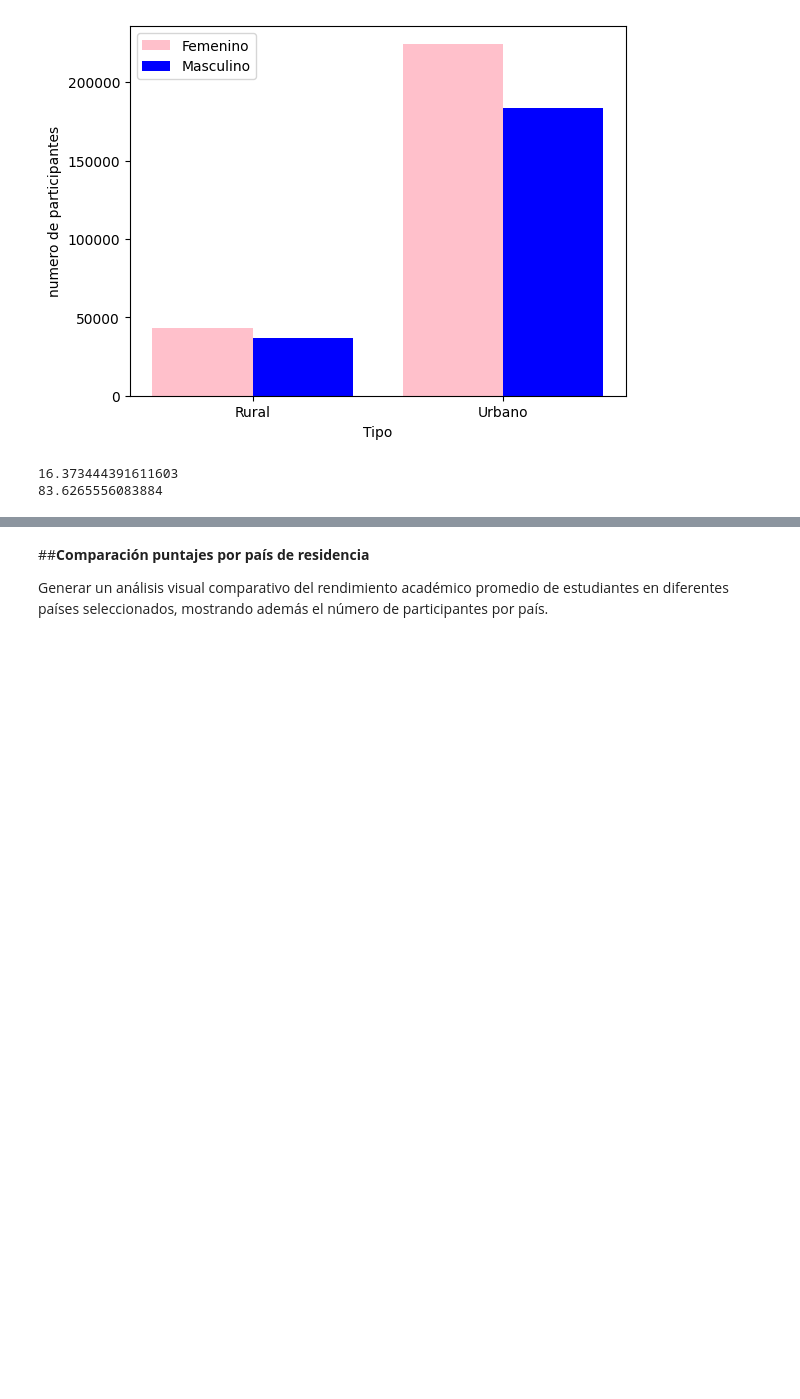
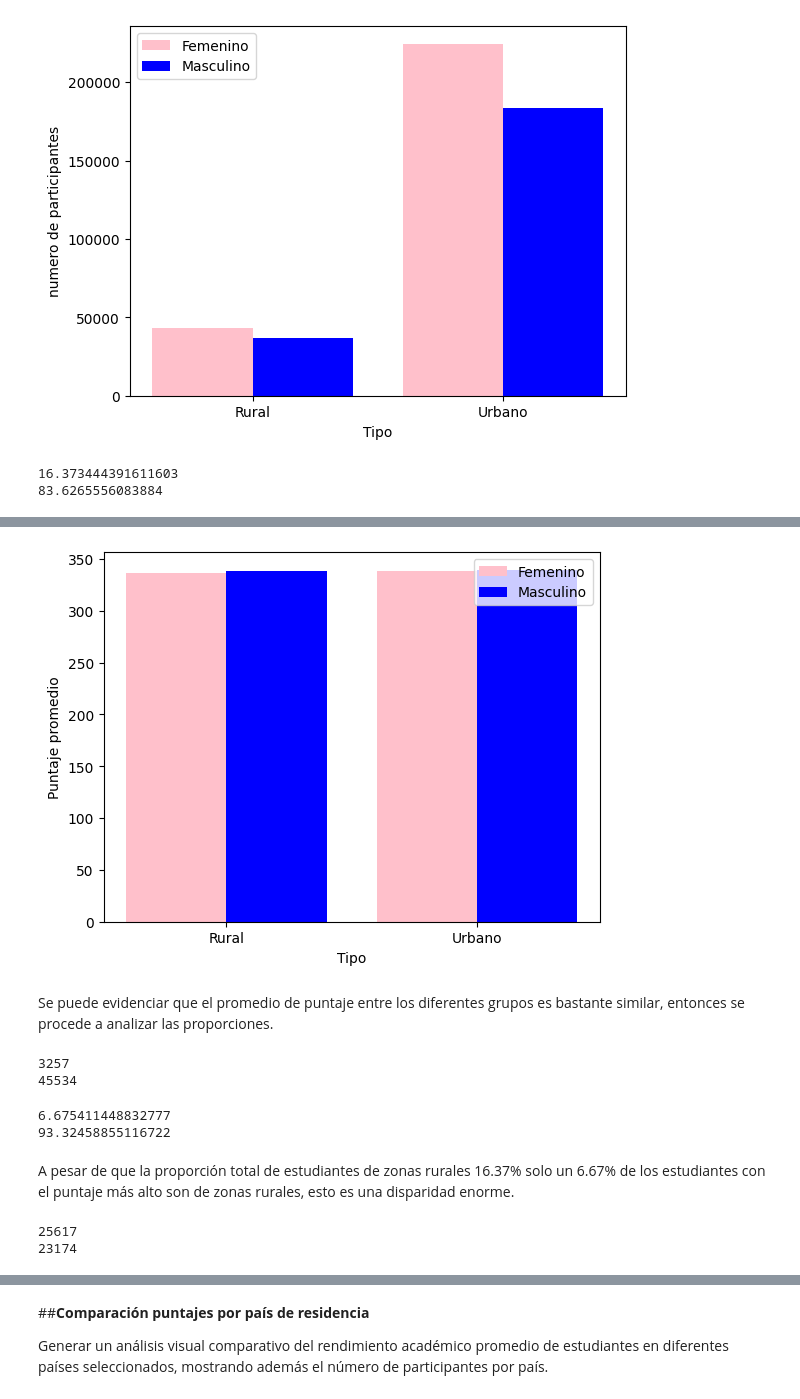
Before and after one commit to fdelav/Analizis-saber-11, a Jupyter notebook: pandas_test.ipynb, the cells around one changed output, grey strips where cells are left out. Cells and saved outputs as stored; diff of their text form; code cells hidden in the pictures; blank space fills up the shorter version.

```diff
--- a/pandas_test.ipynb
+++ b/pandas_test.ipynb
@@ -324,0 +361,38 @@ print(porcentaje_urbano)
+# %%
+percentil_10_urbano_femenino = percentil_10_urbano[percentil_10_urbano['ESTU_GENERO'] == 'F']
+percentil_10_urbano_masculino = percentil_10_urbano[percentil_10_urbano['ESTU_GENERO'] == 'M']
+percentil_10_rural_femenino = percentil_10_rural[percentil_10_rural['ESTU_GENERO'] == 'F']
+percentil_10_rural_masculino = percentil_10_rural[percentil_10_rural['ESTU_GENERO'] == 'M']
+# %%
+percentil_femenino = [percentil_10_rural_femenino['PUNT_GLOBAL'].mean(),percentil_10_urbano_femenino['PUNT_GLOBAL'].mean()]
+percentil_masculino = [percentil_10_rural_masculino['PUNT_GLOBAL'].mean(),percentil_10_urbano_masculino['PUNT_GLOBAL'].mean()]
+# %%
+bar_with = 0.4
+x=np.arange(2)
+plt.bar(x-0.2, percentil_femenino, bar_with, color='pink')
+plt.bar(x+0.2, percentil_masculino, bar_with, color='blue')
+plt.xticks(x, ["Rural", "Urbano"])
+plt.legend(["Femenino", "Masculino"])
+plt.xlabel("Tipo")
+plt.ylabel("Puntaje promedio")
+plt.show()
+# %% [output]
+[figure, added]
+# %% [markdown]
+Se puede evidenciar que el promedio de puntaje entre los diferentes grupos es bastante similar, entonces se procede a analizar las proporciones.
+# %%
+print(len(percentil_10_rural))
+print(len(percentil_10_urbano))
+# %% [output]
+3257
+45534
+# %%
+porcentaje_10_rural = len(percentil_10_rural)*100/len(percentil_10_tipos)
+print(porcentaje_10_rural)
+porcentaje_10_urbano = len(percentil_10_urbano)*100/len(percentil_10_tipos)
+print(porcentaje_10_urbano)
+# %% [output]
+6.675411448832777
+93.32458855116722
+# %% [markdown]
+A pesar de que la proporción total de estudiantes de zonas rurales 16.37% solo un 6.67% de los estudiantes con el puntaje más alto son de zonas rurales, esto es una disparidad enorme.
@@ -324,0 +408,6 @@ print(porcentaje_urbano)
+# %%
+print(len(percentil_10_masculino))
+print(len(percentil_10_femenino))
+# %% [output]
+25617
+23174
```
Also changed, not shown: parts of 8 cells of this notebook.
